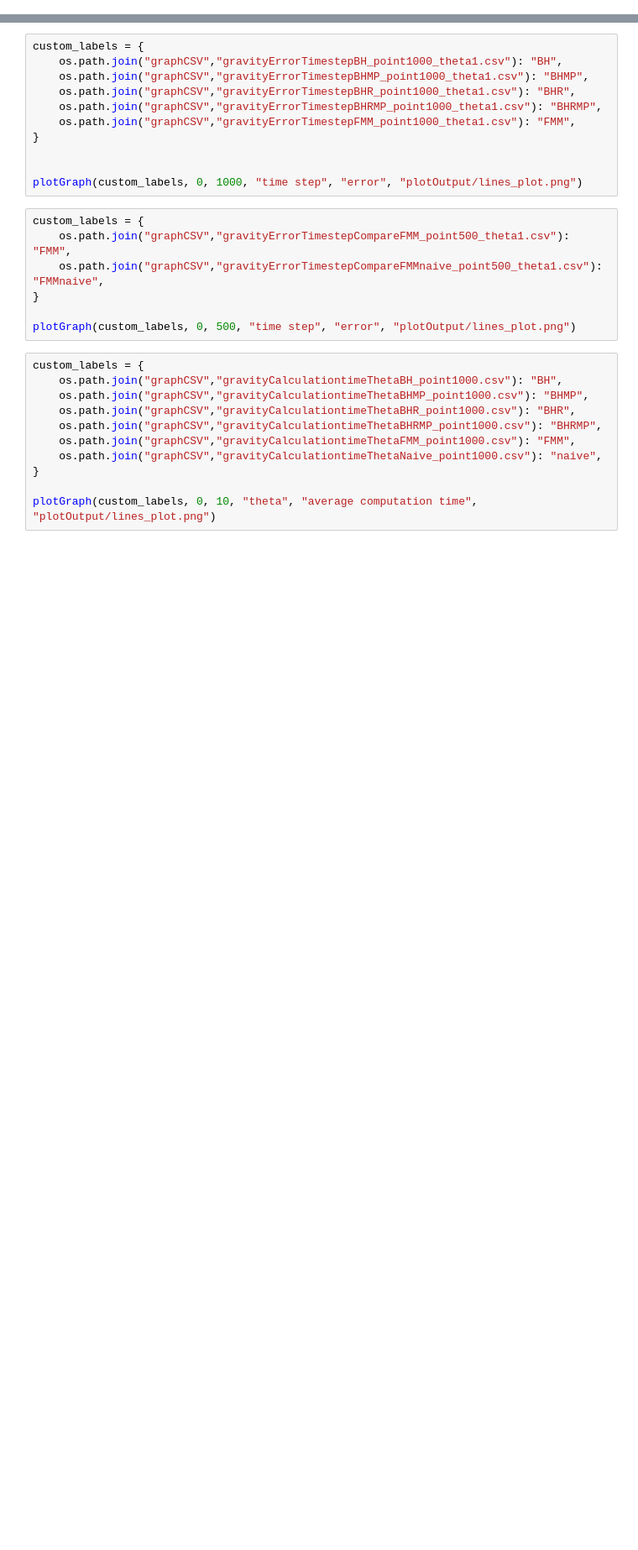
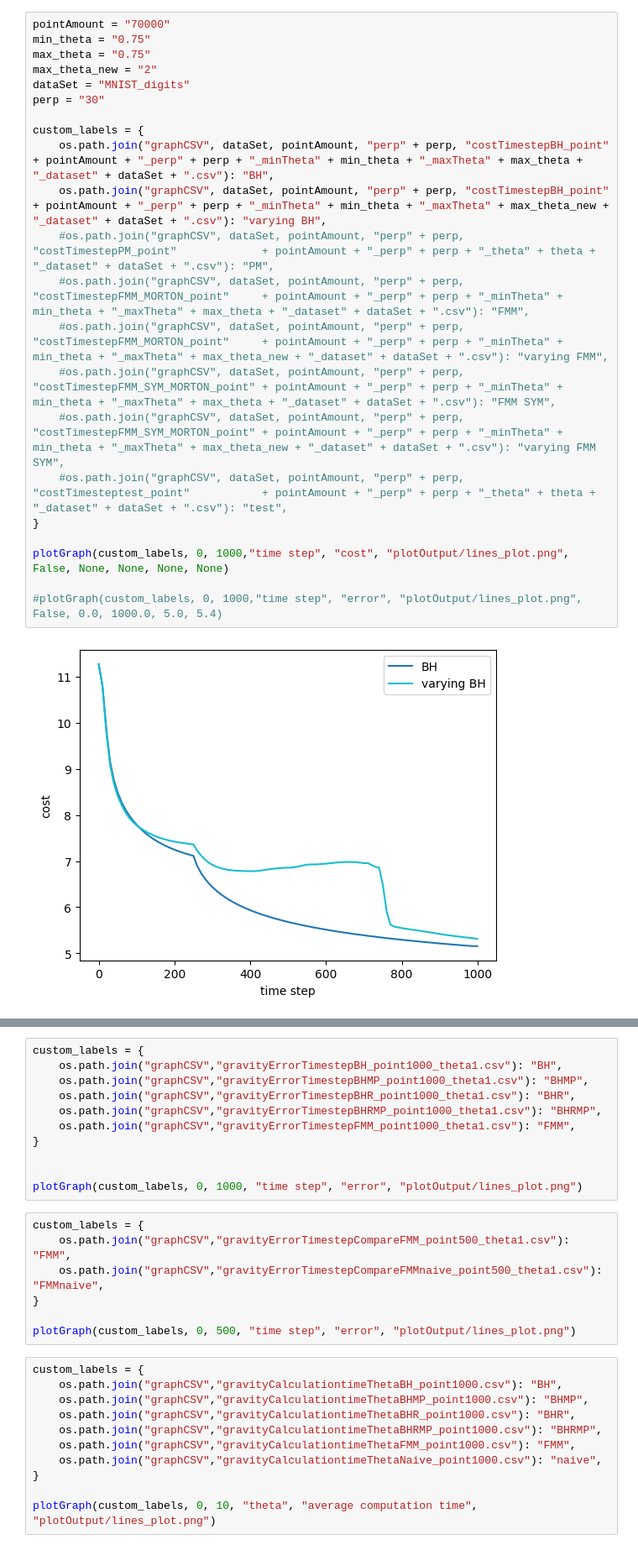
Before and after one commit to LucasFurer/MasterThesisLucas, a Jupyter notebook: grapher.ipynb, the cells around one changed output, grey strips where cells are left out. Shown at 84% size. Drawn from its saved outputs; the diff is of its cells as text; blank space fills up the shorter version.

```diff
--- a/grapher.ipynb
+++ b/grapher.ipynb
@@ -264,0 +276,24 @@ plotGraph(custom_labels, 0, 40, "error", "average calculation time", "plotOutput
+# %%
+pointAmount = "70000"
+min_theta = "0.75"
+max_theta = "0.75"
+max_theta_new = "2"
+dataSet = "MNIST_digits"
+perp = "30"
+
+custom_labels = {
+    os.path.join("graphCSV", dataSet, pointAmount, "perp" + perp, "costTimestepBH_point" + pointAmount + "_perp" + perp + "_minTheta" + min_theta + "_maxTheta" + max_theta + "_dataset" + dataSet + ".csv"): "BH",
+    os.path.join("graphCSV", dataSet, pointAmount, "perp" + perp, "costTimestepBH_point" + pointAmount + "_perp" + perp + "_minTheta" + min_theta + "_maxTheta" + max_theta_new + "_dataset" + dataSet + ".csv"): "varying BH",
+    #os.path.join("graphCSV", dataSet, pointAmount, "perp" + perp, "costTimestepPM_point"             + pointAmount + "_perp" + perp + "_theta" + theta + "_dataset" + dataSet + ".csv"): "PM",
+    #os.path.join("graphCSV", dataSet, pointAmount, "perp" + perp, "costTimestepFMM_MORTON_point"     + pointAmount + "_perp" + perp + "_minTheta" + min_theta + "_maxTheta" + max_theta + "_dataset" + dataSet + ".csv"): "FMM",
+    #os.path.join("graphCSV", dataSet, pointAmount, "perp" + perp, "costTimestepFMM_MORTON_point"     + pointAmount + "_perp" + perp + "_minTheta" + min_theta + "_maxTheta" + max_theta_new + "_dataset" + dataSet + ".csv"): "varying FMM",
+    #os.path.join("graphCSV", dataSet, pointAmount, "perp" + perp, "costTimestepFMM_SYM_MORTON_point" + pointAmount + "_perp" + perp + "_minTheta" + min_theta + "_maxTheta" + max_theta + "_dataset" + dataSet + ".csv"): "FMM SYM",
+    #os.path.join("graphCSV", dataSet, pointAmount, "perp" + perp, "costTimestepFMM_SYM_MORTON_point" + pointAmount + "_perp" + perp + "_minTheta" + min_theta + "_maxTheta" + max_theta_new + "_dataset" + dataSet + ".csv"): "varying FMM SYM",
+    #os.path.join("graphCSV", dataSet, pointAmount, "perp" + perp, "costTimesteptest_point"           + pointAmount + "_perp" + perp + "_theta" + theta + "_dataset" + dataSet + ".csv"): "test",
+}
+
+plotGraph(custom_labels, 0, 1000,"time step", "cost", "plotOutput/lines_plot.png", False, None, None, None, None)
+
+#plotGraph(custom_labels, 0, 1000,"time step", "error", "plotOutput/lines_plot.png", False, 0.0, 1000.0, 5.0, 5.4)
+# %% [output]
+[figure, added]
```
Also changed, not shown: parts of 8 cells of this notebook, 7 other files.
